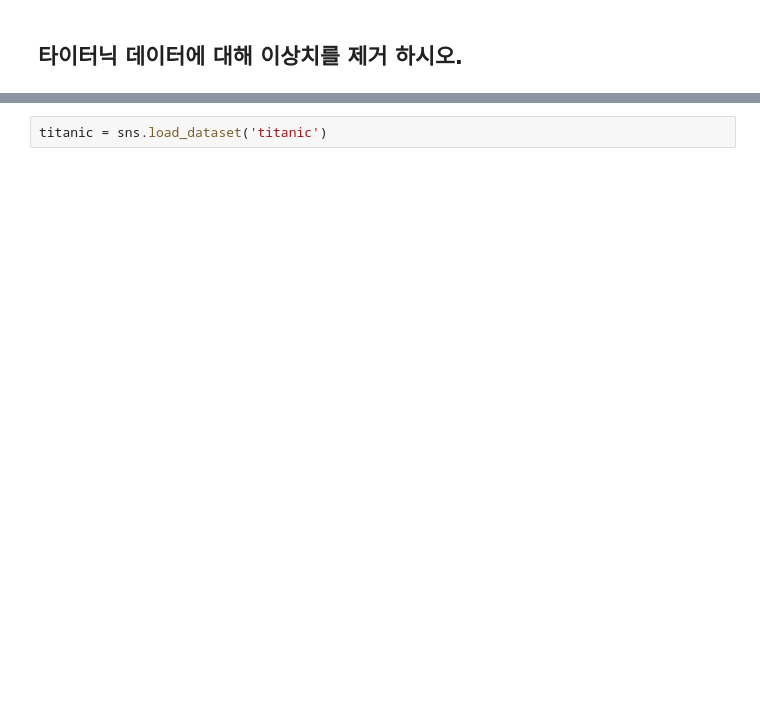
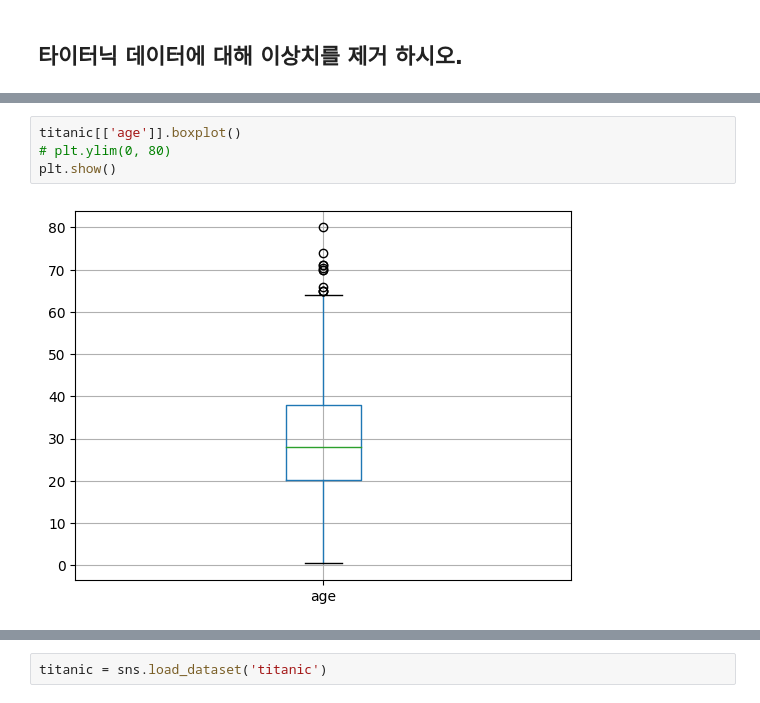
Before and after one commit to yejuPark/ML, a Jupyter notebook: class/1일차/1.머신러닝/01.전처리/2.이상치 처리.ipynb, the cells around one changed output, grey strips where cells are left out. Drawn from its saved outputs; the diff is of its cells as text; blank space fills up the shorter version.

```diff
--- a/class/1일차/1.머신러닝/01.전처리/2.이상치 처리.ipynb
+++ b/class/1일차/1.머신러닝/01.전처리/2.이상치 처리.ipynb
@@ -135,0 +191,6 @@ plt.show()
+# %%
+titanic[['age']].boxplot()
+# plt.ylim(0, 80)
+plt.show()
+# %% [output]
+[figure, added]
```
Also changed, not shown: parts of 8 cells of this notebook.
